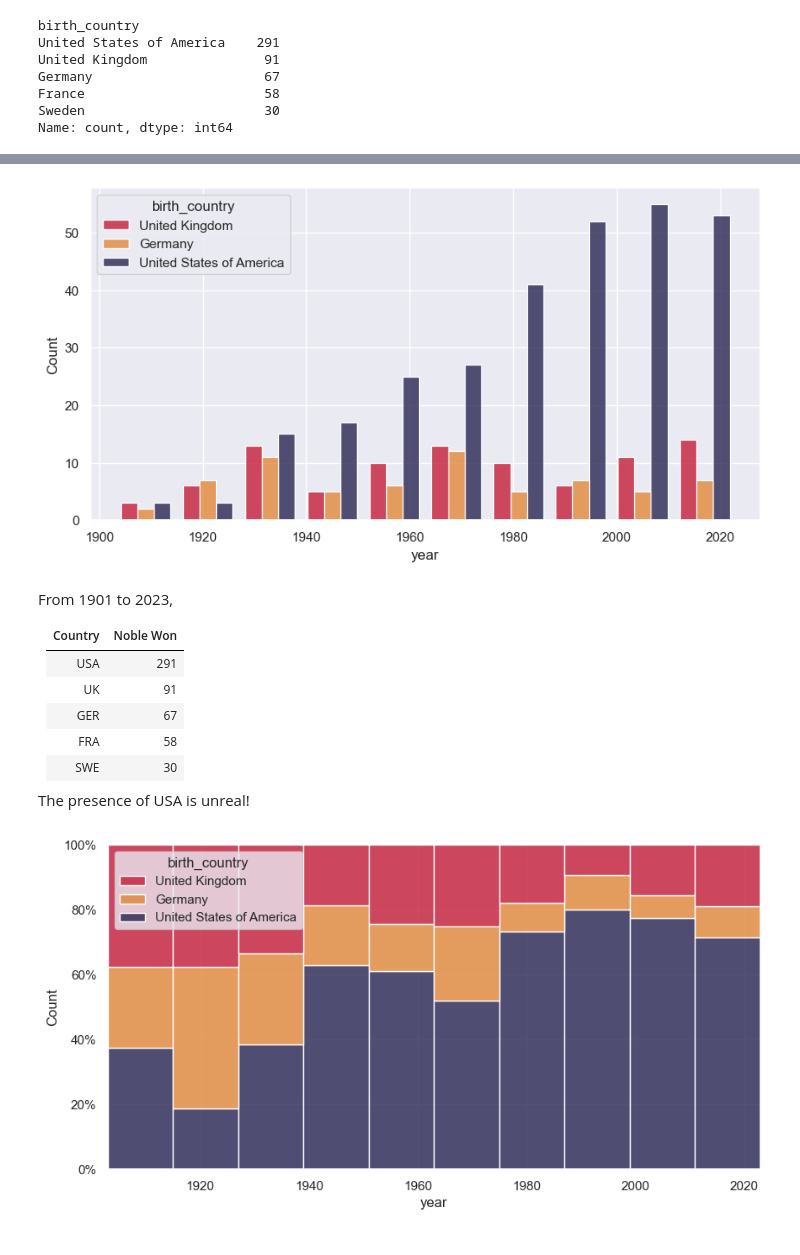
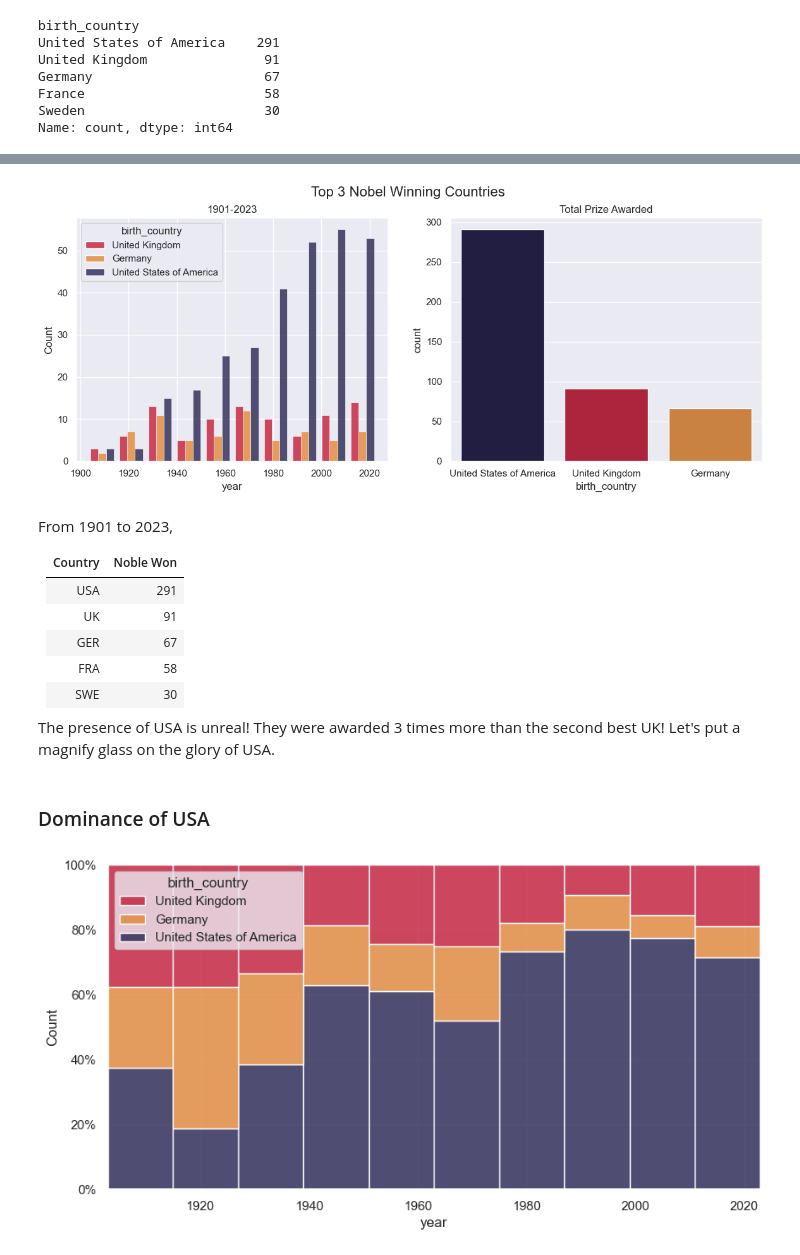
Before and after one commit to Ahnaf19/Nobel_prize_EDA, a Jupyter notebook: v1.ipynb, the cells around one changed output, grey strips where cells are left out. Drawn from its saved outputs; the diff is of its cells as text; code cells hidden in the pictures.

```diff
--- a/v1.ipynb
+++ b/v1.ipynb
@@ -274,14 +274,20 @@ plt.show()
 # %%
 top3 = top25_country[top25_country['birth_country'].isin(['United States of America', 'United Kingdom', 'Germany'])]
 # %%
-fig, ax = plt.subplots()
+fig, ax = plt.subplots(1,2)
 custom_palette = {'United States of America': '#1c1847', 'United Kingdom': '#c20f2d', 'Germany': '#e1812c'}
-g = sns.histplot(x='year', data=top3, hue='birth_country', multiple='dodge', palette=custom_palette, shrink=.8)
-# plt.xticks(rotation=90)
-fig.set_size_inches([10, 5])
+g = sns.histplot(x='year', data=top3, hue='birth_country', multiple='dodge', palette=custom_palette, shrink=.8, ax=ax[0])
+g = sns.barplot(x=top3['birth_country'].value_counts().index, y=top3['birth_country'].value_counts(), palette=custom_palette, ax=ax[1])
+
+ax[0].set_title('1901-2023')
+ax[1].set_title('Total Prize Awarded')
+
+fig.suptitle('Top 3 Nobel Winning Countries', fontsize=16)
+fig.set_size_inches([14, 5])
+
 plt.show()
 # %% [output]
-[figure, old version]
+[figure, new version]
 # %% [markdown]
 From 1901 to 2023,
 
@@ -293,7 +299,9 @@ From 1901 to 2023,
 | FRA   | 58  |
 | SWE   | 30  |
 
-The presence of USA is unreal!
+The presence of USA is unreal! They were awarded 3 times more than the second best UK! Let's put a magnify glass on the glory of USA.
+# %% [markdown]
+### Dominance of USA
 # %%
 fig, ax = plt.subplots()
 custom_palette = {'United States of America': '#1c1847', 'United Kingdom': '#c20f2d', 'Germany': '#e1812c'}
```
Also changed, not shown: parts of 2 cells of this notebook.
